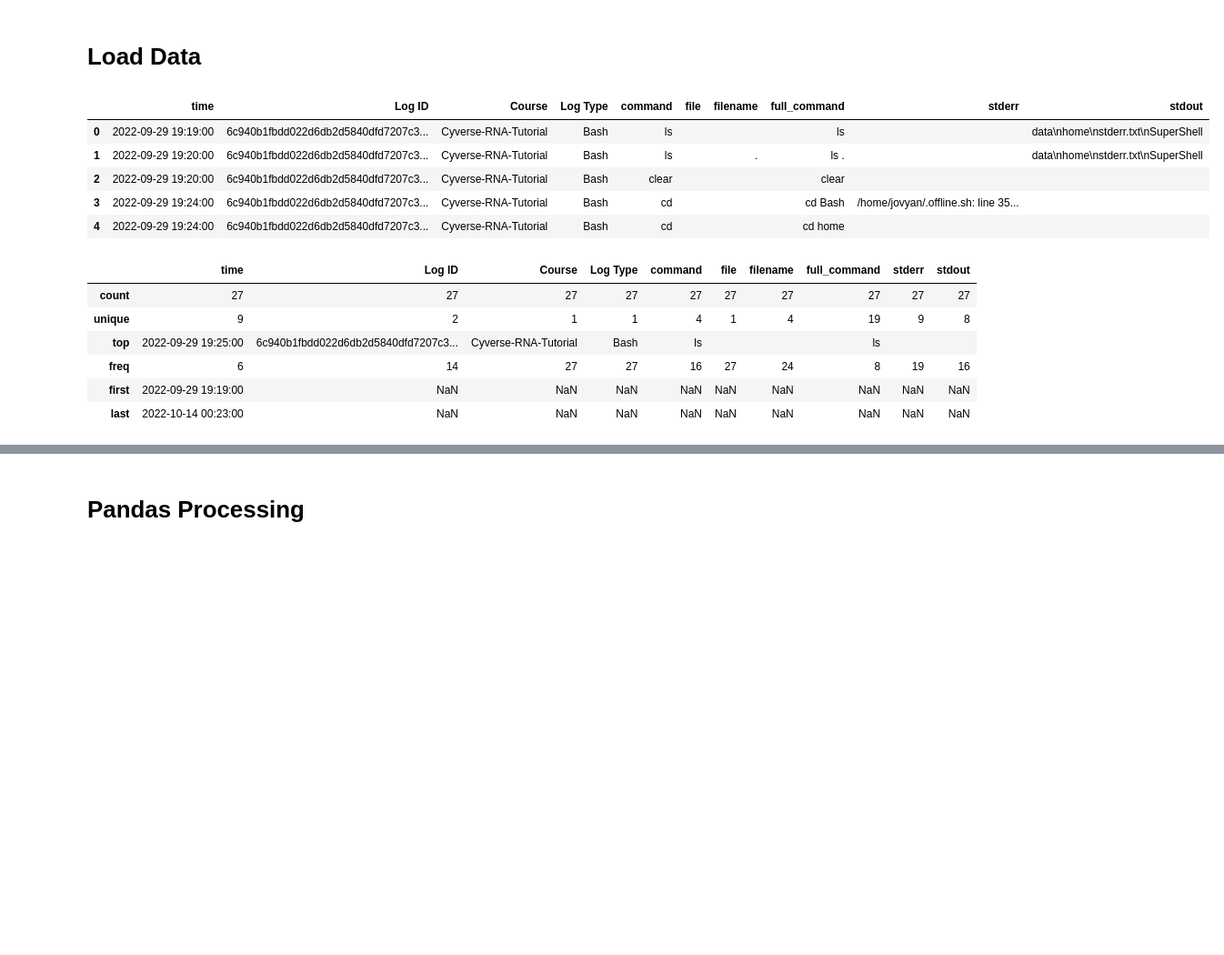
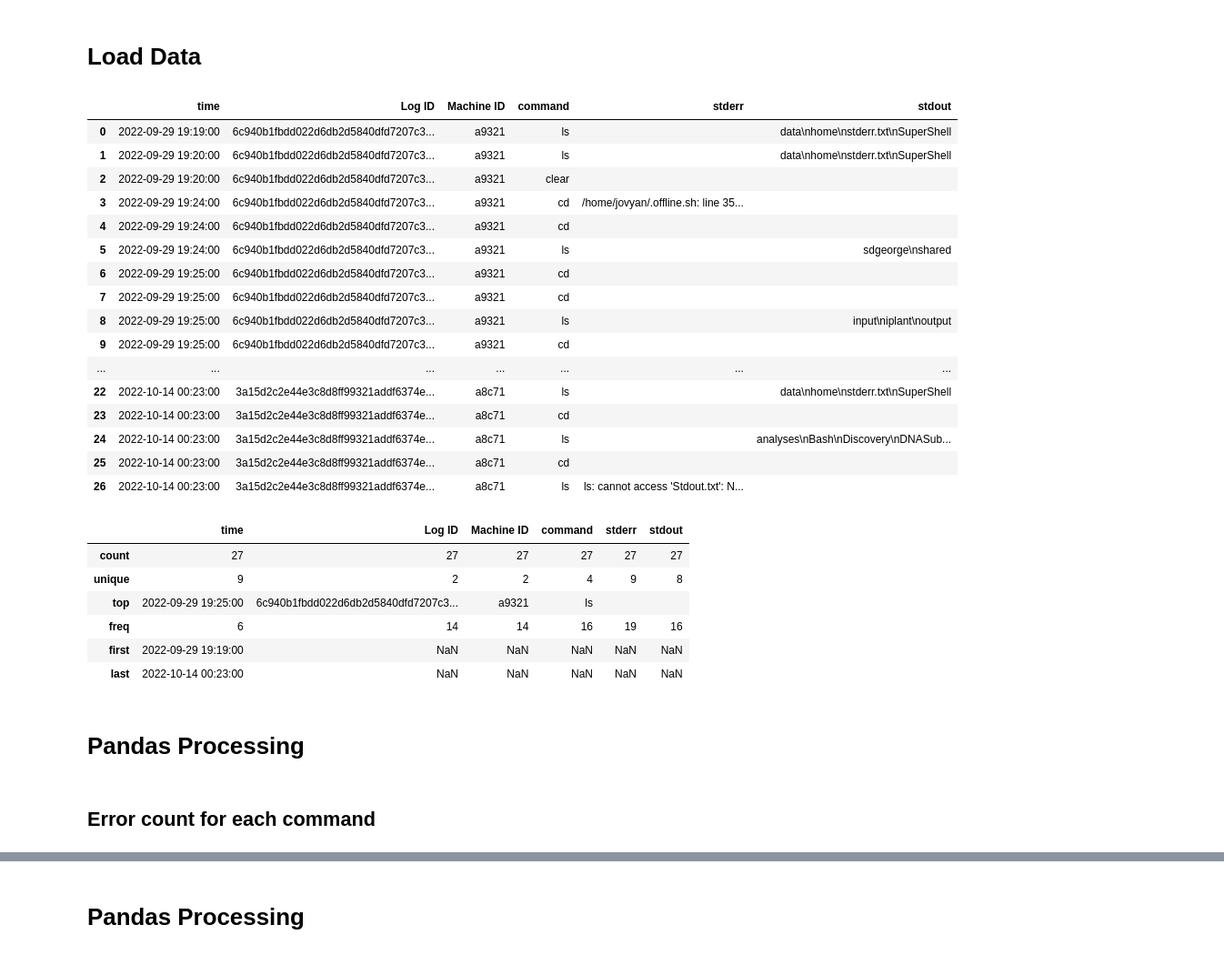
Before and after one commit to GuningShen/error-suggestion, a Jupyter notebook: Pandas_Guide.ipynb, the cells around one changed output, grey strips where cells are left out. Shown at 91% size. Saved outputs shown, nothing was run; the diff lists cells and outputs as text; code cells hidden in the pictures; blank space fills up the shorter version.

```diff
--- a/Pandas_Guide.ipynb
+++ b/Pandas_Guide.ipynb
@@ -10,22 +14,38 @@ from datetime import datetime
 # %%
 output_dir = "output_data/"
 file = "response1.pki"
 raw_data = pd.read_pickle(output_dir + file)
-raw_data.head()
+raw_data = raw_data[["time", "Log ID", "Machine ID", "command", "stderr", "stdout"]]
+raw_data
 # %% [output]
-|  | time | Log ID | Course | Log Type | command | file | filename | full_command | stderr | stdout |
-| 0 | 2022-09-29 19:19:00 | 6c940b1fbdd022d6db2d5840dfd7207c3... | Cyverse-RNA-Tutorial | Bash | ls |  |  | ls |  | data\nhome\nstderr.txt\nSuperShell |
-| 1 | 2022-09-29 19:20:00 | 6c940b1fbdd022d6db2d5840dfd7207c3... | Cyverse-RNA-Tutorial | Bash | ls |  | . | ls . |  | data\nhome\nstderr.txt\nSuperShell |
-| 2 | 2022-09-29 19:20:00 | 6c940b1fbdd022d6db2d5840dfd7207c3... | Cyverse-RNA-Tutorial | Bash | clear |  |  | clear |  |  |
-| 3 | 2022-09-29 19:24:00 | 6c940b1fbdd022d6db2d5840dfd7207c3... | Cyverse-RNA-Tutorial | Bash | cd |  |  | cd Bash | /home/jovyan/.offline.sh: line 35... |  |
-| 4 | 2022-09-29 19:24:00 | 6c940b1fbdd022d6db2d5840dfd7207c3... | Cyverse-RNA-Tutorial | Bash | cd |  |  | cd home |  |  |
+|  | time | Log ID | Machine ID | command | stderr | stdout |
+| 0 | 2022-09-29 19:19:00 | 6c940b1fbdd022d6db2d5840dfd7207c3... | a9321 | ls |  | data\nhome\nstderr.txt\nSuperShell |
+| 1 | 2022-09-29 19:20:00 | 6c940b1fbdd022d6db2d5840dfd7207c3... | a9321 | ls |  | data\nhome\nstderr.txt\nSuperShell |
+| 2 | 2022-09-29 19:20:00 | 6c940b1fbdd022d6db2d5840dfd7207c3... | a9321 | clear |  |  |
+| 3 | 2022-09-29 19:24:00 | 6c940b1fbdd022d6db2d5840dfd7207c3... | a9321 | cd | /home/jovyan/.offline.sh: line 35... |  |
+| 4 | 2022-09-29 19:24:00 | 6c940b1fbdd022d6db2d5840dfd7207c3... | a9321 | cd |  |  |
+| 5 | 2022-09-29 19:24:00 | 6c940b1fbdd022d6db2d5840dfd7207c3... | a9321 | ls |  | sdgeorge\nshared |
+| 6 | 2022-09-29 19:25:00 | 6c940b1fbdd022d6db2d5840dfd7207c3... | a9321 | cd |  |  |
+| 7 | 2022-09-29 19:25:00 | 6c940b1fbdd022d6db2d5840dfd7207c3... | a9321 | cd |  |  |
+| 8 | 2022-09-29 19:25:00 | 6c940b1fbdd022d6db2d5840dfd7207c3... | a9321 | ls |  | input\niplant\noutput |
+| 9 | 2022-09-29 19:25:00 | 6c940b1fbdd022d6db2d5840dfd7207c3... | a9321 | cd |  |  |
+| ... | ... | ... | ... | ... | ... | ... |
+| 22 | 2022-10-14 00:23:00 | 3a15d2c2e44e3c8d8ff99321addf6374e... | a8c71 | ls |  | data\nhome\nstderr.txt\nSuperShell |
+| 23 | 2022-10-14 00:23:00 | 3a15d2c2e44e3c8d8ff99321addf6374e... | a8c71 | cd |  |  |
+| 24 | 2022-10-14 00:23:00 | 3a15d2c2e44e3c8d8ff99321addf6374e... | a8c71 | ls |  | analyses\nBash\nDiscovery\nDNASub... |
+| 25 | 2022-10-14 00:23:00 | 3a15d2c2e44e3c8d8ff99321addf6374e... | a8c71 | cd |  |  |
+| 26 | 2022-10-14 00:23:00 | 3a15d2c2e44e3c8d8ff99321addf6374e... | a8c71 | ls | ls: cannot access 'Stdout.txt': N... |  |
 # %%
 raw_data.describe()
 # %% [output]
-|  | time | Log ID | Course | Log Type | command | file | filename | full_command | stderr | stdout |
-| count | 27 | 27 | 27 | 27 | 27 | 27 | 27 | 27 | 27 | 27 |
-| unique | 9 | 2 | 1 | 1 | 4 | 1 | 4 | 19 | 9 | 8 |
-| top | 2022-09-29 19:25:00 | 6c940b1fbdd022d6db2d5840dfd7207c3... | Cyverse-RNA-Tutorial | Bash | ls |  |  | ls |  |  |
-| freq | 6 | 14 | 27 | 27 | 16 | 27 | 24 | 8 | 19 | 16 |
-| first | 2022-09-29 19:19:00 | NaN | NaN | NaN | NaN | NaN | NaN | NaN | NaN | NaN |
-| last | 2022-10-14 00:23:00 | NaN | NaN | NaN | NaN | NaN | NaN | NaN | NaN | NaN |
+|  | time | Log ID | Machine ID | command | stderr | stdout |
+| count | 27 | 27 | 27 | 27 | 27 | 27 |
+| unique | 9 | 2 | 2 | 4 | 9 | 8 |
+| top | 2022-09-29 19:25:00 | 6c940b1fbdd022d6db2d5840dfd7207c3... | a9321 | ls |  |  |
+| freq | 6 | 14 | 14 | 16 | 19 | 16 |
+| first | 2022-09-29 19:19:00 | NaN | NaN | NaN | NaN | NaN |
+| last | 2022-10-14 00:23:00 | NaN | NaN | NaN | NaN | NaN |
+# %% [markdown]
+# Pandas Processing
+# %% [markdown]
+## Error count for each command
```
Also changed, not shown: parts of 14 cells of this notebook, 3 other files.
